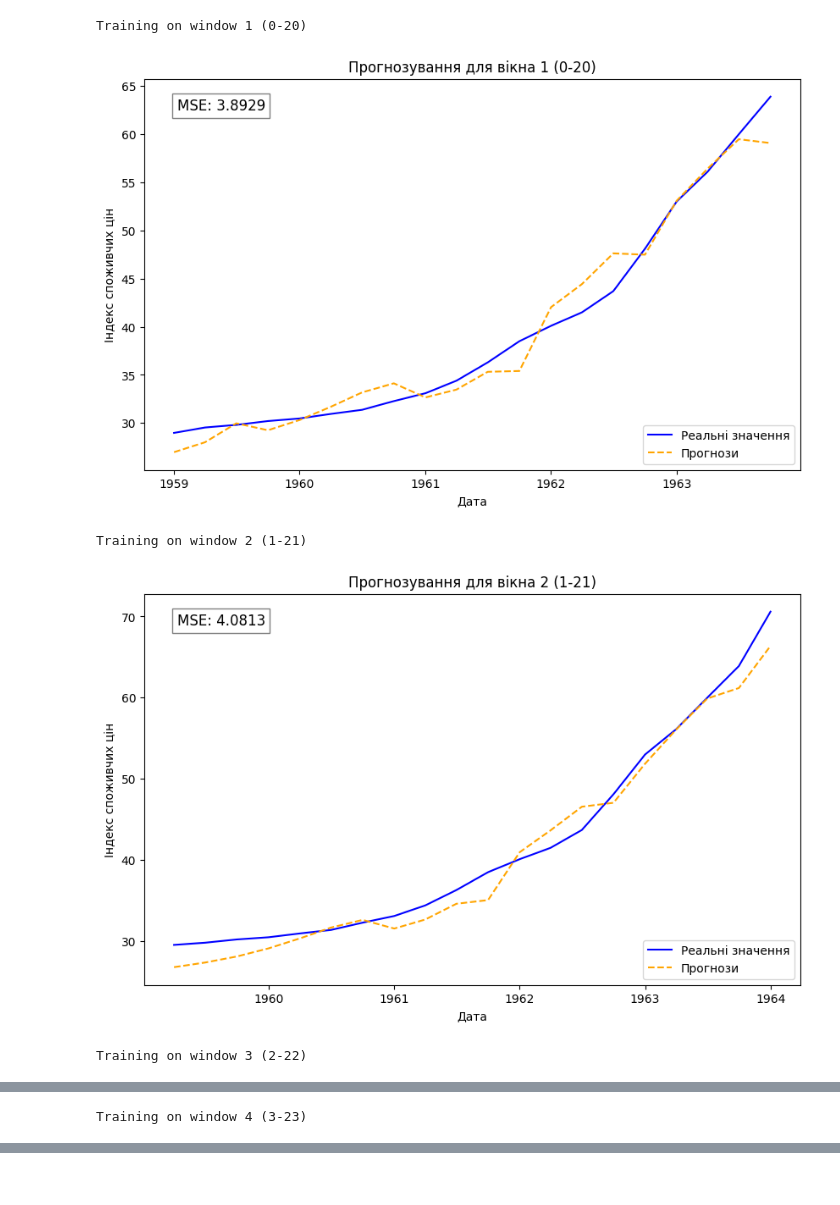
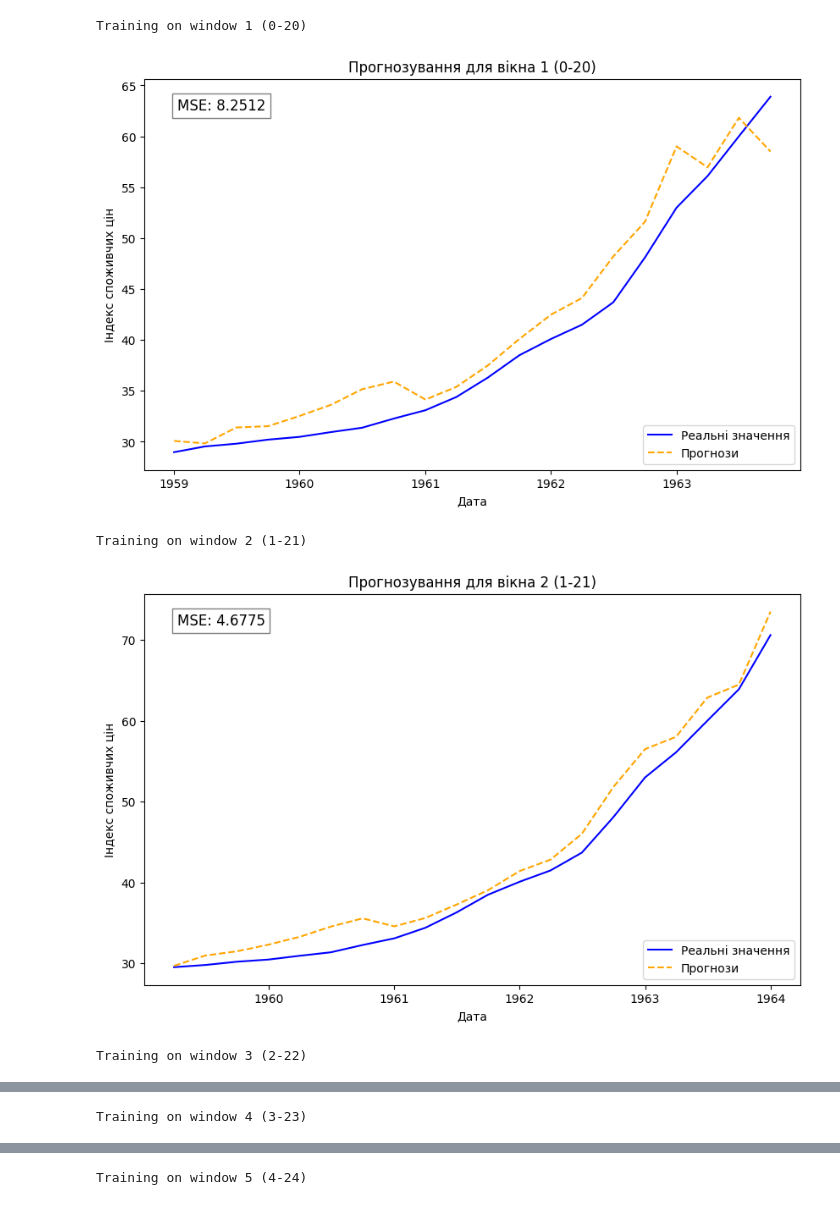
Before and after one commit to AdobyY/NN, a Jupyter notebook: play.ipynb, the cells around one changed output, grey strips where cells are left out. Drawn from its saved outputs; the diff is of its cells as text; code cells hidden in the pictures.

```diff
--- a/play.ipynb
+++ b/play.ipynb
@@ -39,6 +51,8 @@ np.random.seed(42)
 # X = df_selected[['m1', 'realinv', 'unemp']].values  # Вхідні змінні
 # y = df_selected['cpi'].values  # Цільова змінна
 year = df.drop_duplicates("year")
+# year = year.tail(80)[::-1]
 
-X = year[['m1', 'realinv', 'unemp']].values  # Вхідні змінні
+X = year[['realgdp', 'realcons', 'realinv', 'realgovt',
+        'realdpi', 'cpi', 'm1', 'tbilrate', 'unemp', 'pop', 'infl', 'realint']].values  # Вхідні змінні
 y = year['cpi'].values  # Цільова змінна
@@ -45,18 +64,24 @@ y = year['cpi'].values  # Цільова змінна
 # %%
 from sklearn.preprocessing import StandardScaler
+import numpy as np
+import pandas as pd
+import matplotlib.pyplot as plt
 
 # Нормалізуємо дані
 scaler = StandardScaler()
 X_scaled = scaler.fit_transform(X)
+# X_scaled = X
+n_samples = X.shape[0]
+
+# Ініціалізуємо модель один раз
+model = NN(X.shape[1])
+model.add_layer(DenseLayer(8, ReLU()))
+model.add_layer(DenseLayer(1, ReLU()))
+
+# Ініціалізуємо оптимізатор
+
 
 def sliding_window_training(X, y, window_size=12, num_windows=10):
-    n_samples = X.shape[0]
-    model = NN(X.shape[1])
-    model.add_layer(DenseLayer(8, ReLU()))
-    model.add_layer(DenseLayer(1, ReLU()))  # Другий шар
-
-    optimizer = GDOptimizer(eta=0.1)
-
     for window in range(num_windows):  # Цикл для всіх вікон
         start_index = window
         end_index = start_index + window_size
@@ -70,7 +95,7 @@ def sliding_window_training(X, y, window_size=12, num_windows=10):
         y_window = y[start_index:end_index].reshape(-1, 1)
 
         # Навчання мережі на поточному вікні
-        model.fit(X_window, y_window, epochs=1000, optimizer=optimizer, loss_fn=MSE)
+        model.fit(X_window, y_window, epochs=1000, optimizer=GDOptimizer(eta=0.1), loss_fn=MSE)
 
         # Прогнозування на основі навченої моделі
         predictions = model.forward(X_window)
@@ -88,39 +113,39 @@ def sliding_window_training(X, y, window_size=12, num_windows=10):
             'DELTA^2': delta_squared
         })
 
         # Обчислення TOTAL та MSE
         total_delta = delta.sum()
         total_delta_squared = delta_squared.sum()
         mse = np.mean(delta_squared)
 
         # Додавання підсумків до таблиці
         results_df.loc[len(results_df)] = ['TOTAL', '', total_delta, '', total_delta_squared]
         results_df.loc[len(results_df)] = ['MSE', '', '', '', mse]
 
         # Збереження результатів у Excel
-        results_df.to_excel(f'sliding_window_results_window_{window + 1}.xlsx', index=False)
+        results_df.to_excel(f'output/sliding_window_results_window_{window + 1}.xlsx', index=False)
 
-        # Ваш код для обробки та візуалізації
         # Візуалізація
         plt.figure(figsize=(10, 6))
-        plt.plot(df_selected['date'][start_index:end_index], y_window, label='Реальні значення', color='blue')
-        plt.plot(df_selected['date'][start_index:end_index], predictions, label='Прогнози', linestyle='--', color='orange')
+        plt.plot(df['date'][start_index:end_index], y_window, label='Реальні значення', color='blue')
+        plt.plot(df['date'][start_index:end_index], predictions, label='Прогнози', linestyle='--', color='orange')
         plt.xlabel('Дата')
         plt.ylabel('Індекс споживчих цін')
         plt.title(f'Прогнозування для вікна {window + 1} ({start_index}-{end_index})')
         plt.legend()
+
         # Додаємо MSE на графік
         plt.text(0.05, 0.95, f'MSE: {mse:.4f}', transform=plt.gca().transAxes,
                  fontsize=12, verticalalignment='top', bbox=dict(facecolor='white', alpha=0.5))
 
-        plt.savefig(f'window_{window + 1}_forecast.png')  # Зберігаємо графік
+        plt.savefig(f'output/window_{window + 1}_forecast.png')  # Зберігаємо графік
         plt.show()
 
 # Викликаємо функцію
-sliding_window_training(X, y, window_size=20, num_windows=4)
+sliding_window_training(X, y, window_size=20, num_windows=17)
 # %% [output]
 Training on window 1 (0-20)
-[figure, old version]
+[figure, new version]
 Training on window 2 (1-21)
-[figure, old version]
+[figure, new version]
 Training on window 3 (2-22)
@@ -129,0 +155 @@ Training on window 4 (3-23)
+Training on window 5 (4-24)
```
Also changed, not shown: parts of 4 cells of this notebook, 2 other files.
